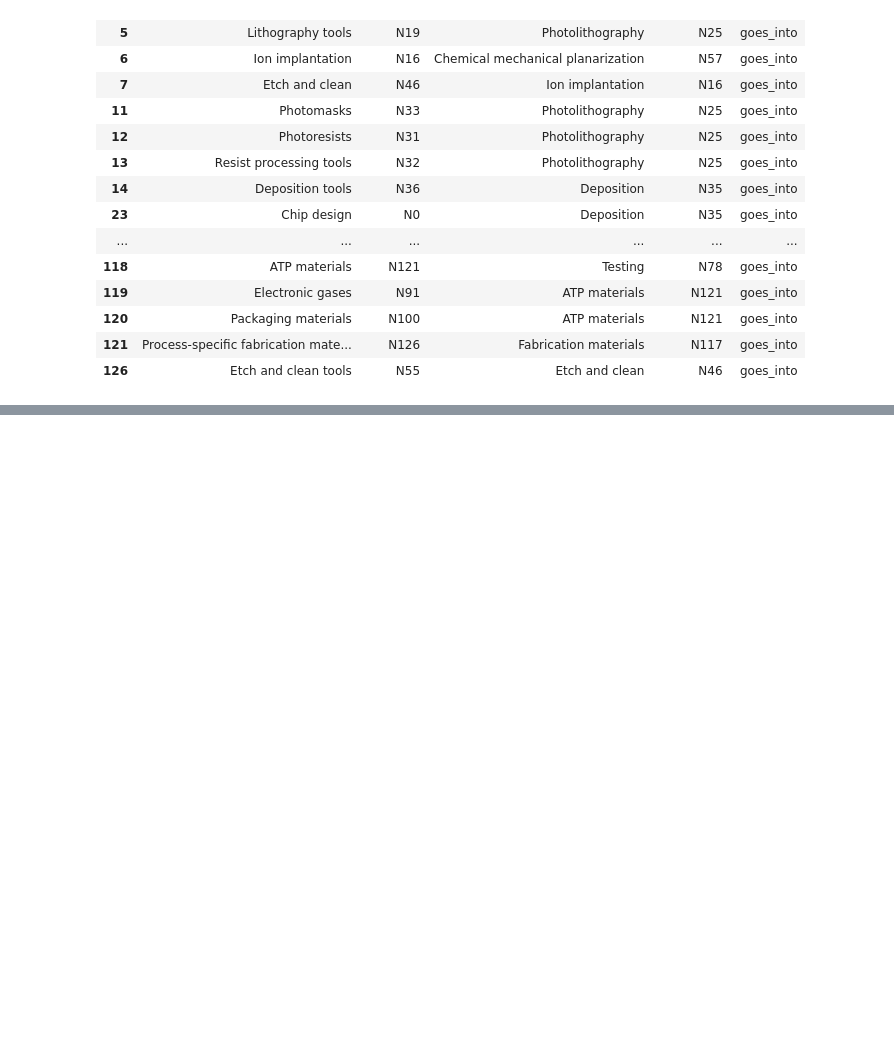
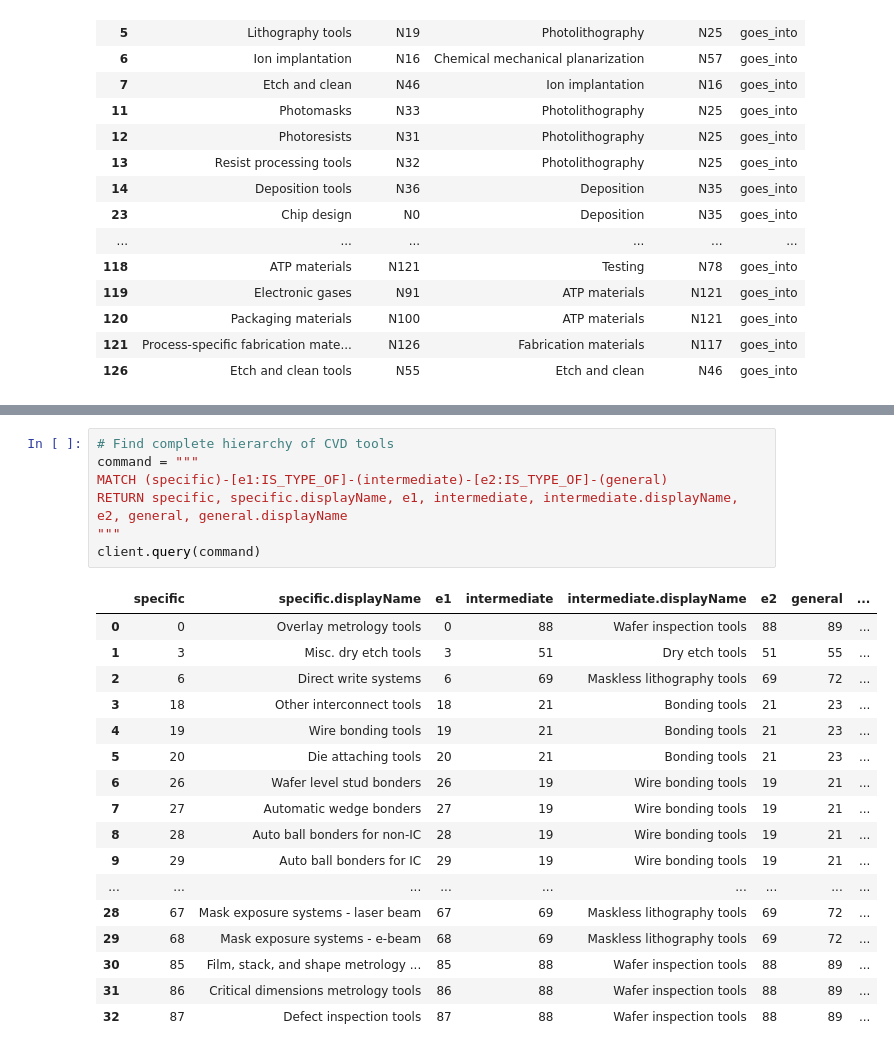
Before and after one commit to turing-db/turingdb-examples, a Jupyter notebook: examples/notebooks/public_version/supply_chain_eto-chip-explorer.ipynb, the cells around one changed output, grey strips where cells are left out. Drawn from its saved outputs; the diff is of its cells as text; blank space fills up the shorter version.

```diff
--- a/examples/notebooks/public_version/supply_chain_eto-chip-explorer.ipynb
+++ b/examples/notebooks/public_version/supply_chain_eto-chip-explorer.ipynb
@@ -681,0 +822,25 @@ df_sequence[df_sequence["type_link"] == "goes_into"]
+# %%
+# Find complete hierarchy of CVD tools
+command = """
+MATCH (specific)-[e1:IS_TYPE_OF]-(intermediate)-[e2:IS_TYPE_OF]-(general)
+RETURN specific, specific.displayName, e1, intermediate, intermediate.displayName, e2, general, general.displayName
+"""
+client.query(command)
+# %% [output]
+|  | specific | specific.displayName | e1 | intermediate | intermediate.displayName | e2 | general | ... |
+| 0 | 0 | Overlay metrology tools | 0 | 88 | Wafer inspection tools | 88 | 89 | ... |
+| 1 | 3 | Misc. dry etch tools | 3 | 51 | Dry etch tools | 51 | 55 | ... |
+| 2 | 6 | Direct write systems | 6 | 69 | Maskless lithography tools | 69 | 72 | ... |
+| 3 | 18 | Other interconnect tools | 18 | 21 | Bonding tools | 21 | 23 | ... |
+| 4 | 19 | Wire bonding tools | 19 | 21 | Bonding tools | 21 | 23 | ... |
+| 5 | 20 | Die attaching tools | 20 | 21 | Bonding tools | 21 | 23 | ... |
+| 6 | 26 | Wafer level stud bonders | 26 | 19 | Wire bonding tools | 19 | 21 | ... |
+| 7 | 27 | Automatic wedge bonders | 27 | 19 | Wire bonding tools | 19 | 21 | ... |
+| 8 | 28 | Auto ball bonders for non-IC | 28 | 19 | Wire bonding tools | 19 | 21 | ... |
+| 9 | 29 | Auto ball bonders for IC | 29 | 19 | Wire bonding tools | 19 | 21 | ... |
+| ... | ... | ... | ... | ... | ... | ... | ... | ... |
+| 28 | 67 | Mask exposure systems - laser beam | 67 | 69 | Maskless lithography tools | 69 | 72 | ... |
+| 29 | 68 | Mask exposure systems - e-beam | 68 | 69 | Maskless lithography tools | 69 | 72 | ... |
+| 30 | 85 | Film, stack, and shape metrology ... | 85 | 88 | Wafer inspection tools | 88 | 89 | ... |
+| 31 | 86 | Critical dimensions metrology tools | 86 | 88 | Wafer inspection tools | 88 | 89 | ... |
+| 32 | 87 | Defect inspection tools | 87 | 88 | Wafer inspection tools | 88 | 89 | ... |
```
Also changed, not shown: parts of 40 cells of this notebook.
